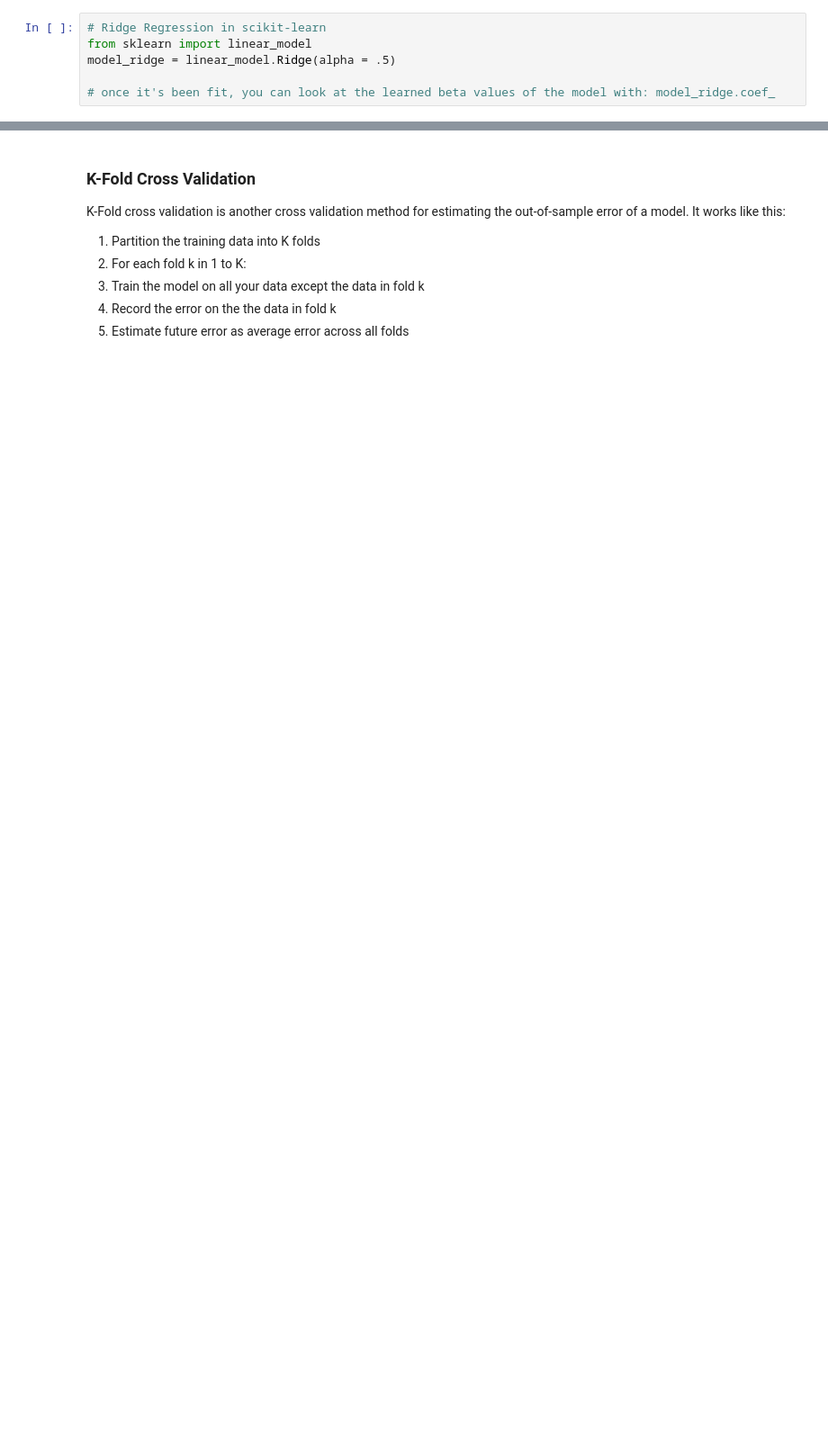
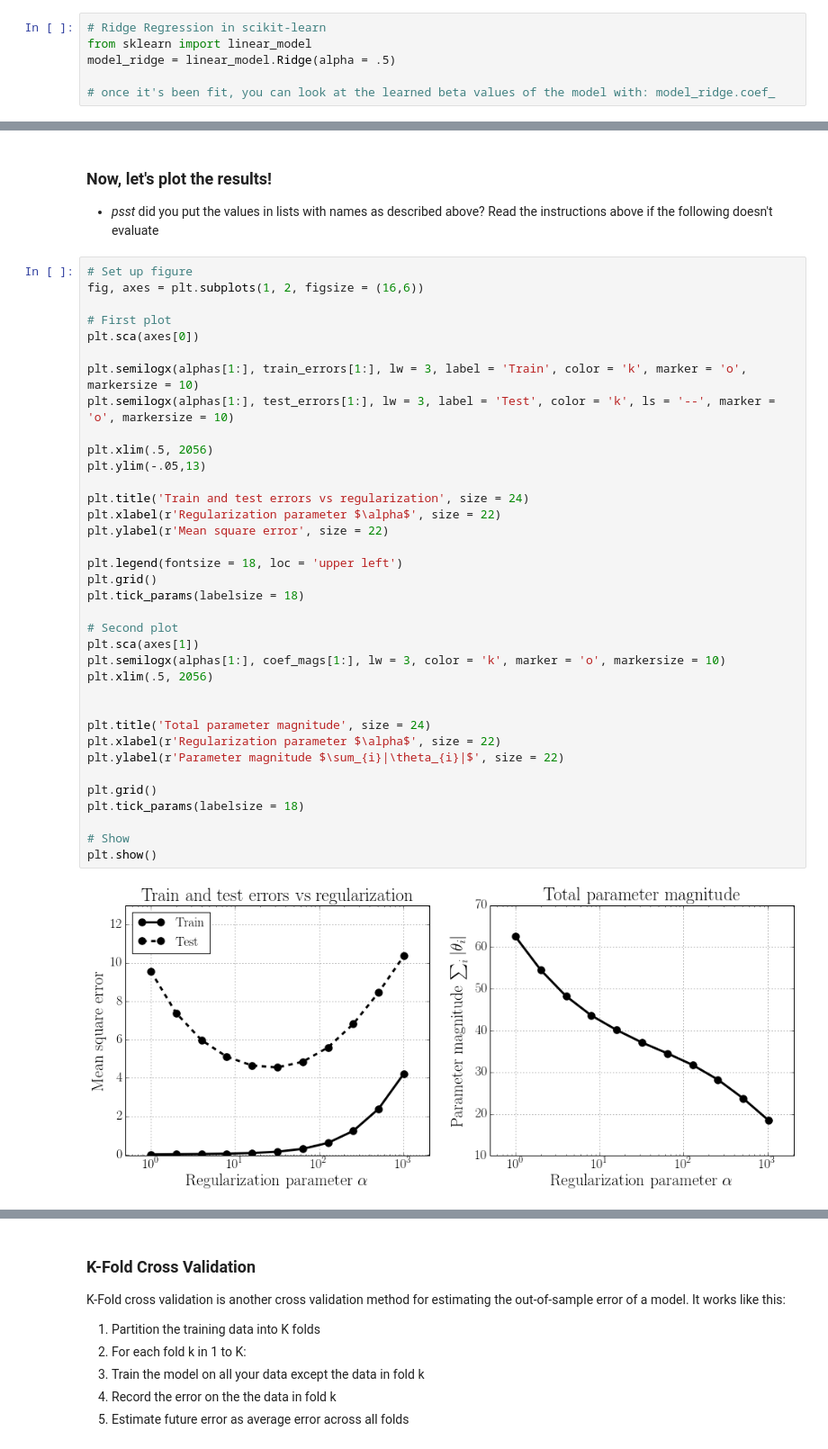
Before and after one commit to UCIDataScienceInitiative/PredictiveModeling_withPython, a Jupyter notebook: Solutions/Session 2 - Overfitting, Regularization, Model Selection.ipynb, the cells around one changed output, grey strips where cells are left out. Shown at 90% size. Drawn from its saved outputs; the diff is of its cells as text; blank space fills up the shorter version.

```diff
--- a/Solutions/Session 2 - Overfitting, Regularization, Model Selection.ipynb
+++ b/Solutions/Session 2 - Overfitting, Regularization, Model Selection.ipynb
@@ -372,0 +302,41 @@ There are many forms of cross validation, but the basic idea of each is to _trai
+# %% [markdown]
+### Now, let's plot the results!
+- *psst* did you put the values in lists with names as described above? Read the instructions above if the following doesn't evaluate
+# %%
+# Set up figure
+fig, axes = plt.subplots(1, 2, figsize = (16,6))
+
+# First plot
+plt.sca(axes[0])
+
+plt.semilogx(alphas[1:], train_errors[1:], lw = 3, label = 'Train', color = 'k', marker = 'o', markersize = 10)
+plt.semilogx(alphas[1:], test_errors[1:], lw = 3, label = 'Test', color = 'k', ls = '--', marker = 'o', markersize = 10)
+
+plt.xlim(.5, 2056)
+plt.ylim(-.05,13)
+
+plt.title('Train and test errors vs regularization', size = 24)
+plt.xlabel(r'Regularization parameter $\alpha$', size = 22)
+plt.ylabel(r'Mean square error', size = 22)
+
+plt.legend(fontsize = 18, loc = 'upper left')
+plt.grid()
+plt.tick_params(labelsize = 18)
+
+# Second plot
+plt.sca(axes[1])
+plt.semilogx(alphas[1:], coef_mags[1:], lw = 3, color = 'k', marker = 'o', markersize = 10)
+plt.xlim(.5, 2056)
+
+
+plt.title('Total parameter magnitude', size = 24)
+plt.xlabel(r'Regularization parameter $\alpha$', size = 22)
+plt.ylabel(r'Parameter magnitude $\sum_{i}|\theta_{i}|$', size = 22)
+
+plt.grid()
+plt.tick_params(labelsize = 18)
+
+# Show
+plt.show()
+# %% [output]
+[figure, added]
```
Also changed, not shown: parts of 44 cells of this notebook, 3 other files.
